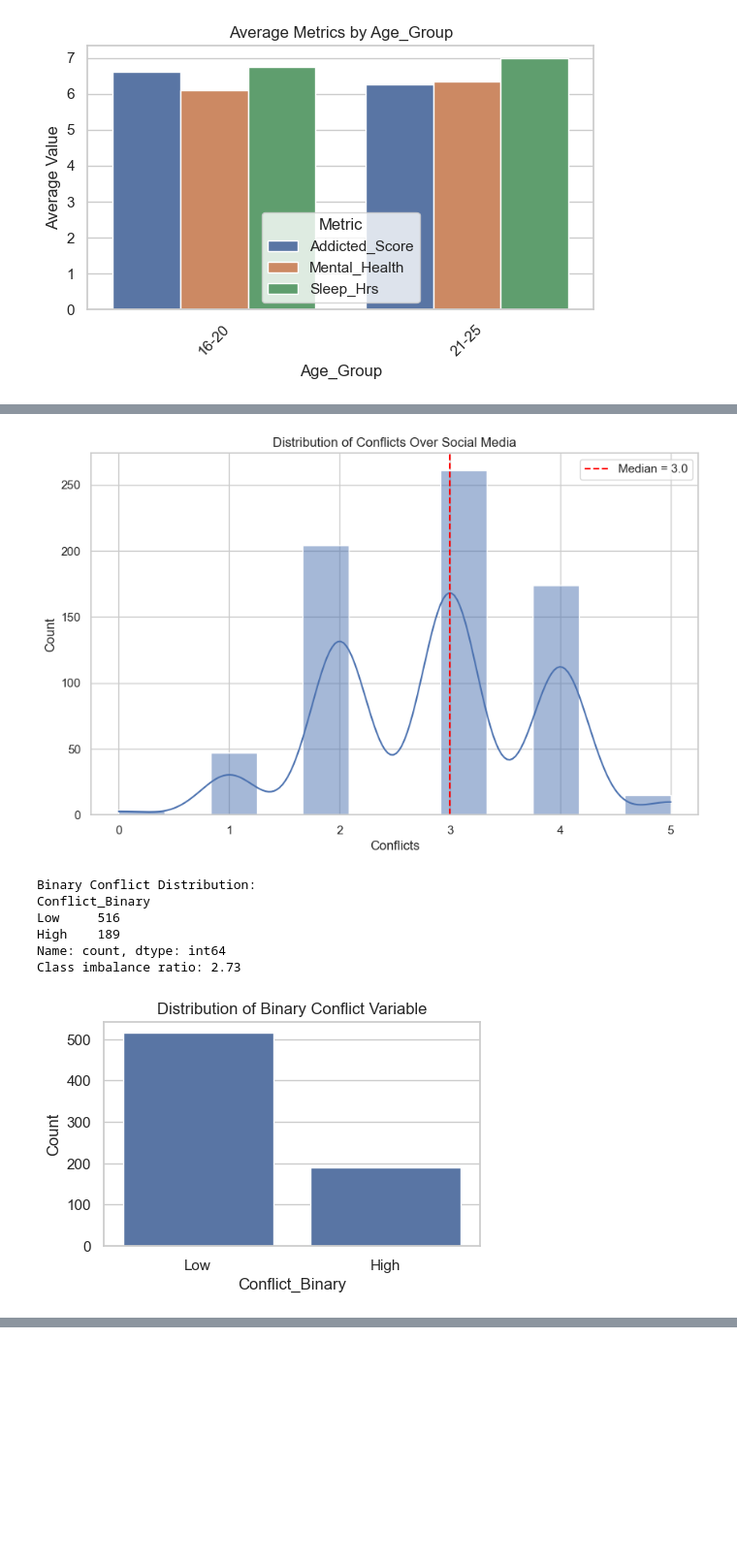
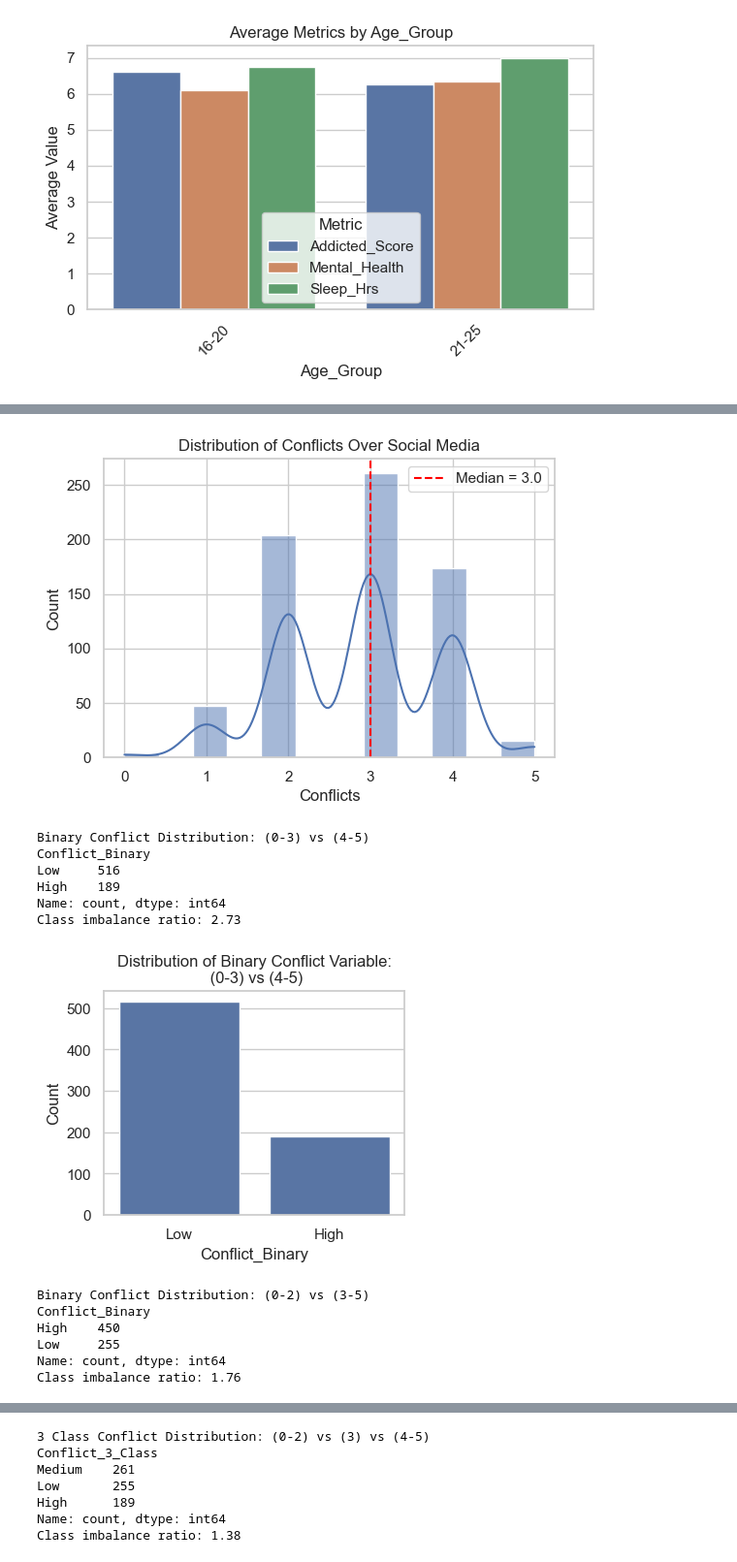
Before and after one commit to numberwrangler/SDS-CP029-social-sphere, a Jupyter notebook: submissions/team-members/bob-hosseini/notebooks/01_EDA_SocialSphere.ipynb, the cells around one changed output, grey strips where cells are left out. Shown at 97% size. Saved outputs shown, nothing was run; the diff lists cells and outputs as text; code cells hidden in the pictures; blank space fills up the shorter version.

```diff
--- a/submissions/team-members/bob-hosseini/notebooks/01_EDA_SocialSphere.ipynb
+++ b/submissions/team-members/bob-hosseini/notebooks/01_EDA_SocialSphere.ipynb
@@ -473,38 +624,65 @@ plot_grouped_averages(df_data, 'Age_Group', value_columns, (6,4))
 # %%
 # 1. Convert Conflicts_Over_Social_Media into binary categories
 # First, let's examine the distribution to determine a meaningful threshold
-plt.figure(figsize=(10, 6))
+plt.figure(figsize=(6, 4))
 sns.histplot(df_data['Conflicts'], kde=True)
 plt.axvline(df_data['Conflicts'].median(), color='red', linestyle='--',
            label=f'Median = {df_data["Conflicts"].median()}')
 plt.title('Distribution of Conflicts Over Social Media')
 plt.legend()
 plt.show()
 
-# Create binary target variable based on median split
-median_conflict = df_data['Conflicts'].median()
-df_data['Conflict_Binary'] = df_data['Conflicts'].apply(
-    lambda x: 'High' if x > median_conflict else 'Low'
+def create_binary_conflic(df, threshold):
+    # Create binary target variable based on median split
+    # median_conflict = df_data['Conflicts'].median()
+    df['Conflict_Binary'] = df['Conflicts'].apply(
+        lambda x: 'High' if x > threshold else 'Low'
+    )
+
+    # Check the distribution of the binary variable
+    conflict_counts = df['Conflict_Binary'].value_counts()
+    print(f"Binary Conflict Distribution: ({0}-{threshold}) vs ({threshold+1}-5)")
+    print(conflict_counts)
+    print(f"Class imbalance ratio: {conflict_counts.max() / conflict_counts.min():.2f}")
+
+    # Visualize the binary distribution
+    plt.figure(figsize=(4, 3))
+    sns.countplot(data=df, x='Conflict_Binary')
+    plt.title(f'Distribution of Binary Conflict Variable:\n ({0}-{threshold}) vs ({threshold+1}-5)')
+    plt.ylabel('Count')
+    plt.show()
+
+create_binary_conflic(df_data, 3)
+create_binary_conflic(df_data, 2)
+
+# a 3 class mapping
+df_data['Conflict_3_Class'] = df_data['Conflicts'].apply(
+    lambda x: 'High' if x >= 4 else 'Medium' if x == 3  else 'Low'
 )
 
-# Check the distribution of the binary variable
-conflict_counts = df_data['Conflict_Binary'].value_counts()
-print("Binary Conflict Distribution:")
+# Check the distribution of the 3 class variable
+conflict_counts = df_data['Conflict_3_Class'].value_counts()
+print(f"3 Class Conflict Distribution: ({0}-2) vs (3) vs ({4}-5)")
 print(conflict_counts)
 print(f"Class imbalance ratio: {conflict_counts.max() / conflict_counts.min():.2f}")
-
-# Visualize the binary distribution
+# Plot the 3 class distribution
 plt.figure(figsize=(5, 3))
-sns.countplot(data=df_data, x='Conflict_Binary')
-plt.title('Distribution of Binary Conflict Variable')
+sns.countplot(data=df_data, x='Conflict_3_Class')
+plt.title('Distribution of 3 Class Conflict Variable:\n (0-2) vs (3) vs (4-5)')
 plt.ylabel('Count')
 plt.show()
 # %% [output]
-[figure, old version]
+[figure, new version]
-Binary Conflict Distribution:
+Binary Conflict Distribution: (0-3) vs (4-5)
 Conflict_Binary
 Low     516
 High    189
 Name: count, dtype: int64
 Class imbalance ratio: 2.73
-[figure, old version]
+[figure, new version]
+Binary Conflict Distribution: (0-2) vs (3-5)
+Conflict_Binary
+High    450
+Low     255
+Name: count, dtype: int64
+Class imbalance ratio: 1.76
@@ -510,0 +690,7 @@ Class imbalance ratio: 2.73
+3 Class Conflict Distribution: (0-2) vs (3) vs (4-5)
+Conflict_3_Class
+Medium    261
+Low       255
+High      189
+Name: count, dtype: int64
+Class imbalance ratio: 1.38
```
Also changed, not shown: parts of 27 cells of this notebook, 2 other files.
